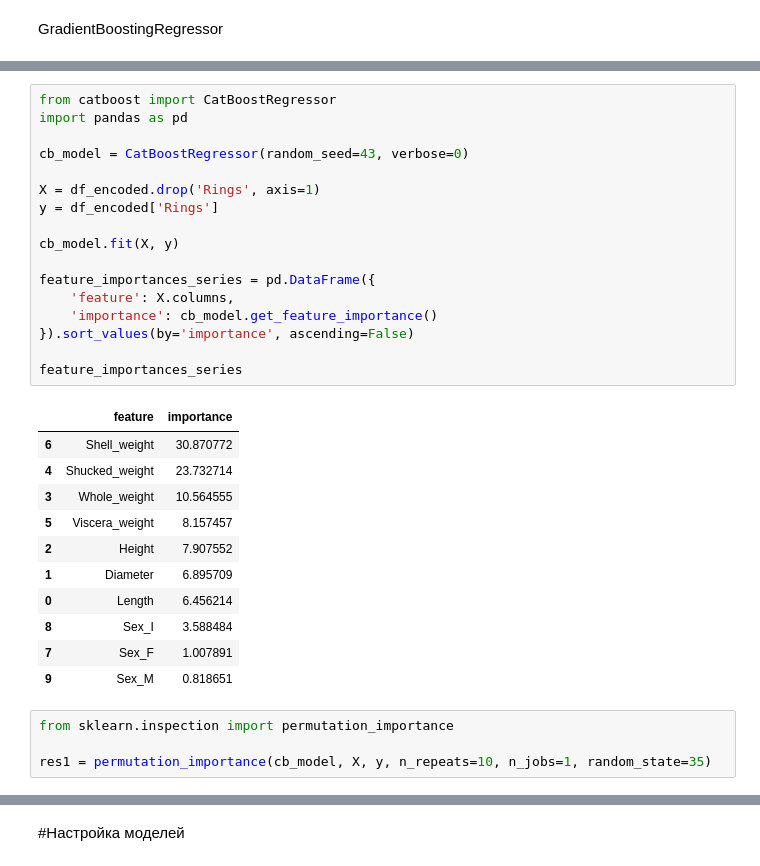
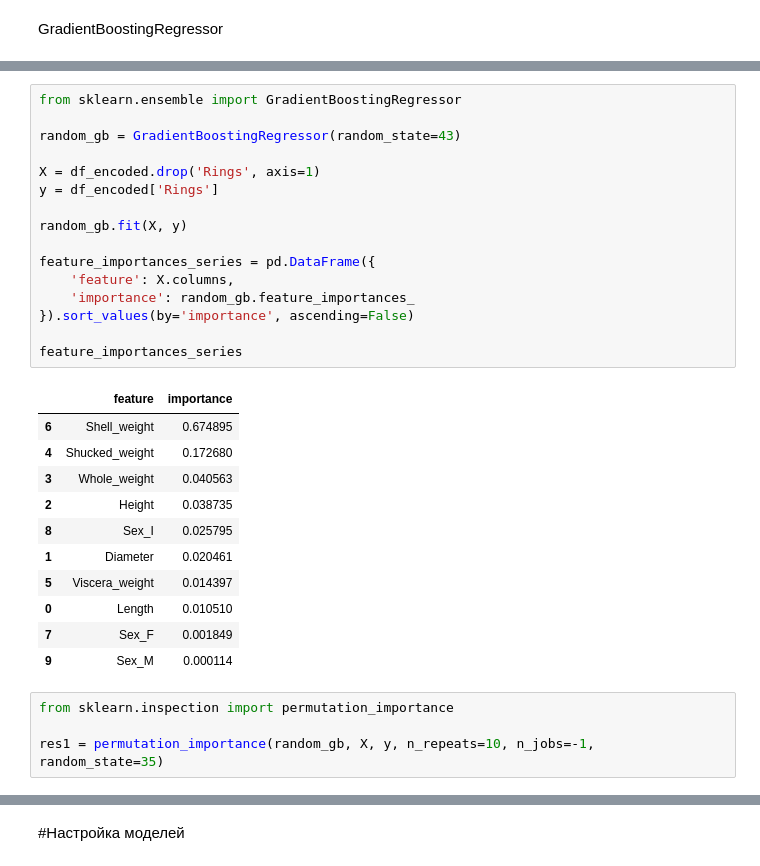
Before and after one commit to IamPMelnikov/eda, a Jupyter notebook: lab5.ipynb, the cells around one changed output, grey strips where cells are left out. Drawn from its saved outputs; the diff is of its cells as text.

```diff
--- a/lab5.ipynb
+++ b/lab5.ipynb
@@ -371,34 +368,33 @@ Successfully installed catboost-1.2.10
 # %%
-from catboost import CatBoostRegressor
-import pandas as pd
+from sklearn.ensemble import GradientBoostingRegressor
 
-cb_model = CatBoostRegressor(random_seed=43, verbose=0)
+random_gb = GradientBoostingRegressor(random_state=43)
 
 X = df_encoded.drop('Rings', axis=1)
 y = df_encoded['Rings']
 
-cb_model.fit(X, y)
+random_gb.fit(X, y)
 
 feature_importances_series = pd.DataFrame({
     'feature': X.columns,
-    'importance': cb_model.get_feature_importance()
+    'importance': random_gb.feature_importances_
 }).sort_values(by='importance', ascending=False)
 
 feature_importances_series
 # %% [output]
 |  | feature | importance |
-| 6 | Shell_weight | 30.870772 |
-| 4 | Shucked_weight | 23.732714 |
-| 3 | Whole_weight | 10.564555 |
-| 5 | Viscera_weight | 8.157457 |
-| 2 | Height | 7.907552 |
-| 1 | Diameter | 6.895709 |
-| 0 | Length | 6.456214 |
-| 8 | Sex_I | 3.588484 |
-| 7 | Sex_F | 1.007891 |
-| 9 | Sex_M | 0.818651 |
+| 6 | Shell_weight | 0.674895 |
+| 4 | Shucked_weight | 0.172680 |
+| 3 | Whole_weight | 0.040563 |
+| 2 | Height | 0.038735 |
+| 8 | Sex_I | 0.025795 |
+| 1 | Diameter | 0.020461 |
+| 5 | Viscera_weight | 0.014397 |
+| 0 | Length | 0.010510 |
+| 7 | Sex_F | 0.001849 |
+| 9 | Sex_M | 0.000114 |
 # %%
 from sklearn.inspection import permutation_importance
 
-res1 = permutation_importance(cb_model, X, y, n_repeats=10, n_jobs=1, random_state=35)
+res1 = permutation_importance(random_gb, X, y, n_repeats=10, n_jobs=-1, random_state=35)
 # %%
```
Also changed, not shown: parts of 14 cells of this notebook, 8 other files.
